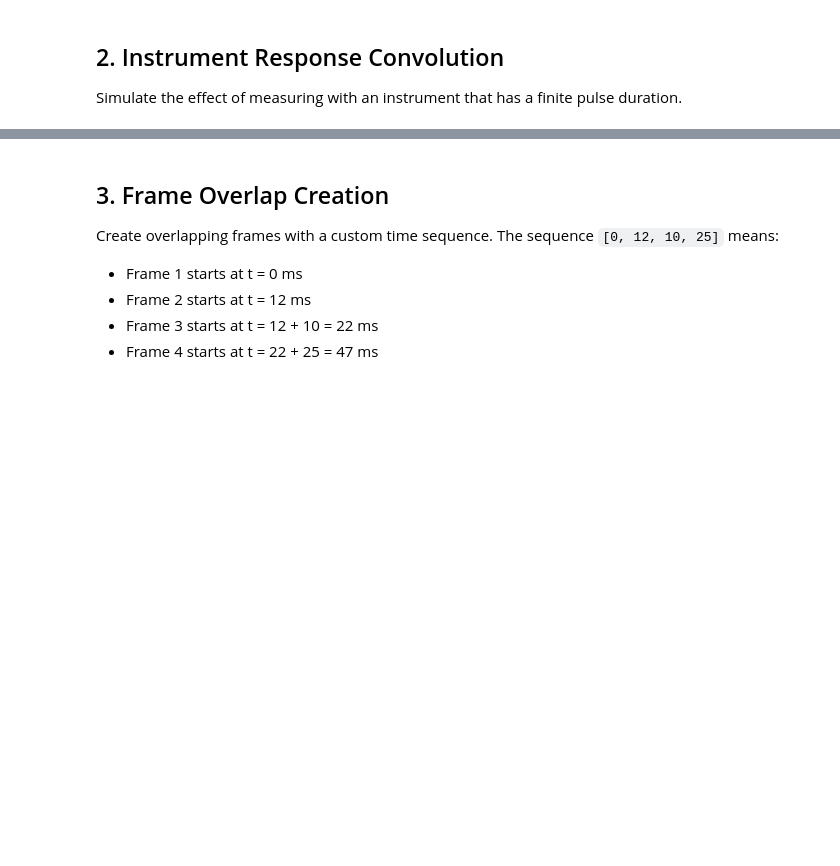
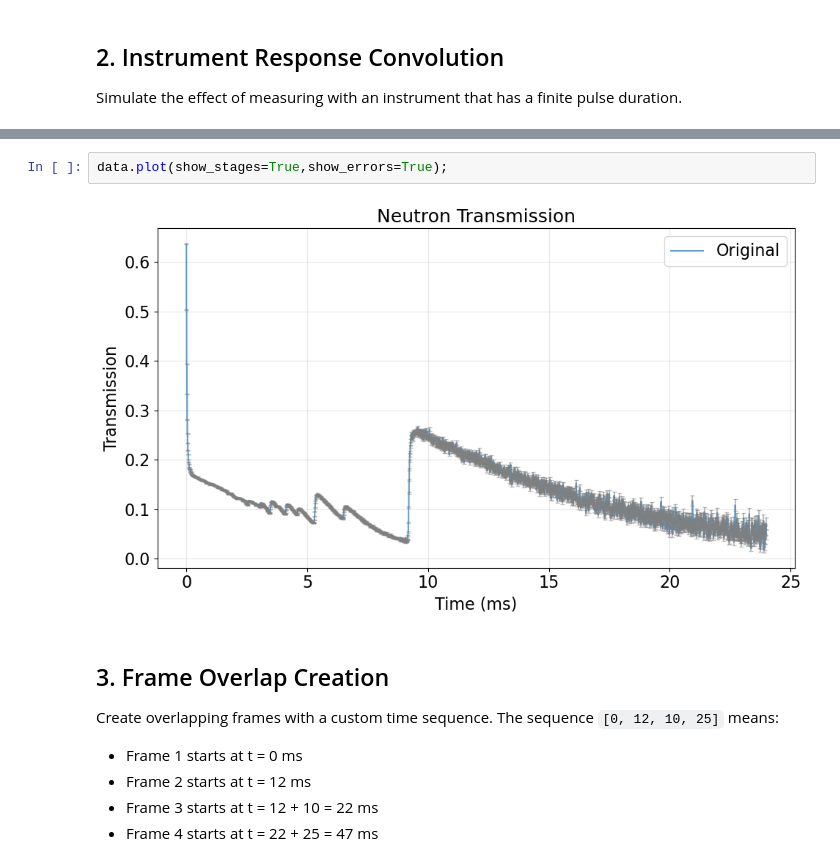
Before and after one commit to TsvikiHirsh/frame_overlap, a Jupyter notebook: notebooks/tutorial_v0.2.ipynb, the cells around one changed output, grey strips where cells are left out. Cells and saved outputs as stored; diff of their text form; blank space fills up the shorter version.

```diff
--- a/notebooks/tutorial_v0.2.ipynb
+++ b/notebooks/tutorial_v0.2.ipynb
@@ -61,3 +63,7 @@ print(f"Data shape: {data.table.shape}")
+# %%
+data.plot(show_stages=True,show_errors=True);
+# %% [output]
+[figure, added]
 # %% [markdown]
 ## 3. Frame Overlap Creation
 
```
Also changed, not shown: parts of 16 cells of this notebook, 4 other files.
